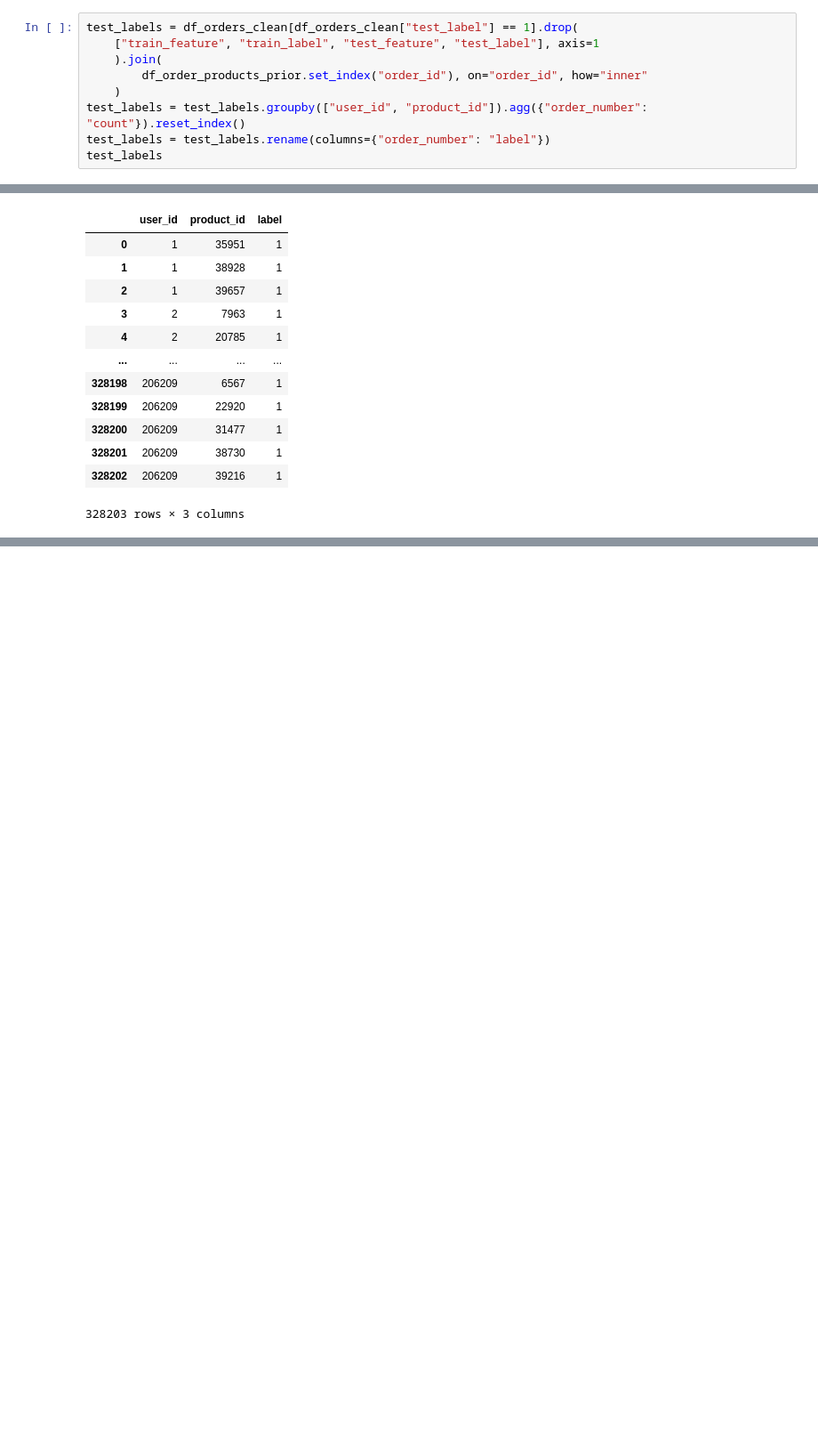
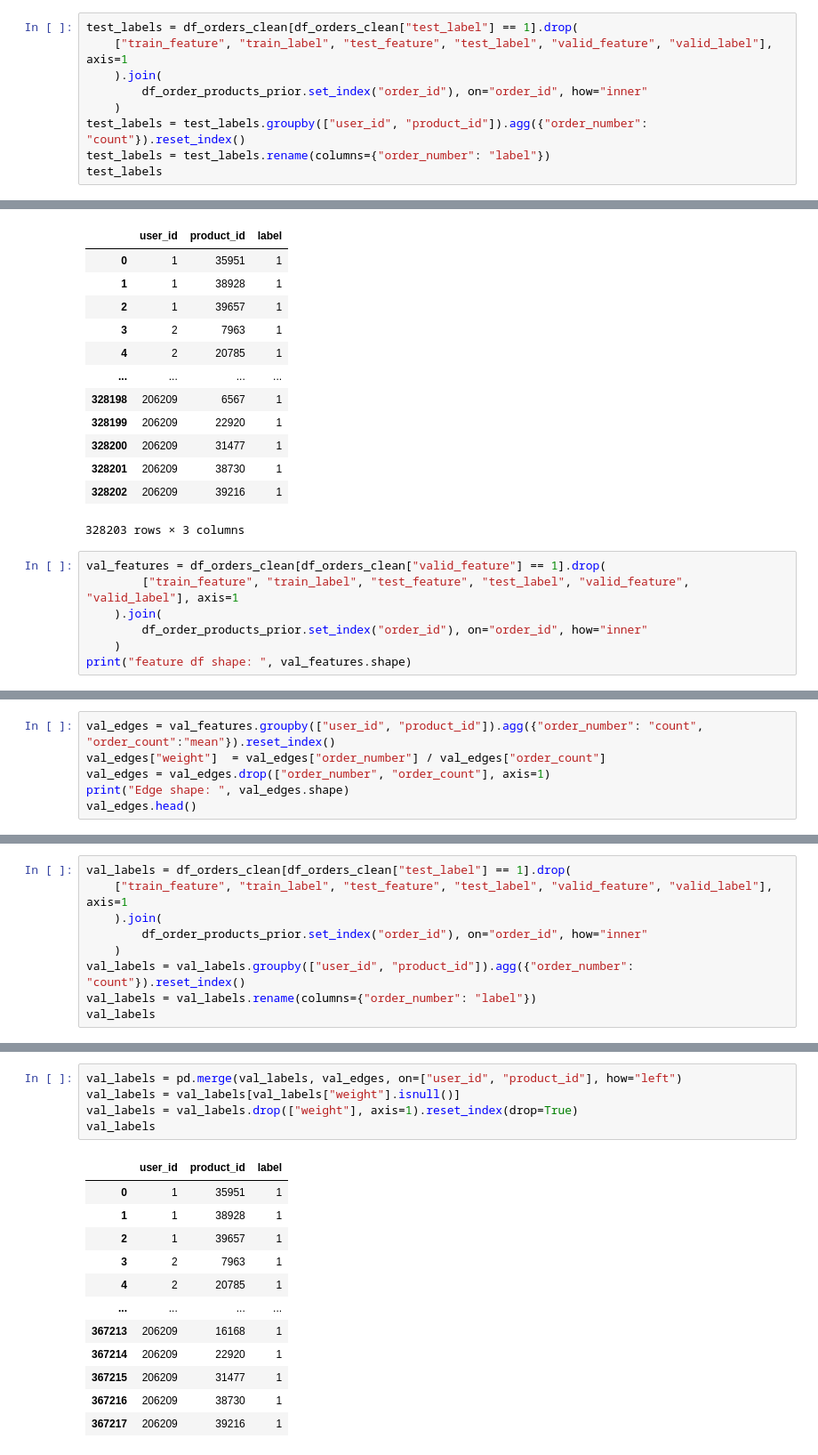
Before and after one commit to trantrikien239/instacart-link-prediction, a Jupyter notebook: preprocessing.ipynb, the cells around one changed output, grey strips where cells are left out. Shown: that part at 89% size. Drawn from its saved outputs; the diff is of its cells as text; blank space fills up the shorter version.

```diff
--- a/preprocessing.ipynb
+++ b/preprocessing.ipynb
@@ -192,7 +192,7 @@ Edge shape:  (9337086, 3)
 | 4 | 1 | 13032 | 0.2 |
 # %%
 test_labels = df_orders_clean[df_orders_clean["test_label"] == 1].drop(
-    ["train_feature", "train_label", "test_feature", "test_label"], axis=1
+    ["train_feature", "train_label", "test_feature", "test_label", "valid_feature", "valid_label"], axis=1
     ).join(
         df_order_products_prior.set_index("order_id"), on="order_id", how="inner"
     )
@@ -232,3 +232,10 @@ test_labels
 | 328201 | 206209 | 38730 | 1 |
 | 328202 | 206209 | 39216 | 1 |
 328203 rows × 3 columns
+# %%
+val_features = df_orders_clean[df_orders_clean["valid_feature"] == 1].drop(
+        ["train_feature", "train_label", "test_feature", "test_label", "valid_feature", "valid_label"], axis=1
+    ).join(
+        df_order_products_prior.set_index("order_id"), on="order_id", how="inner"
+    )
+print("feature df shape: ", val_features.shape)
@@ -234,0 +244,6 @@ test_labels
+# %%
+val_edges = val_features.groupby(["user_id", "product_id"]).agg({"order_number": "count", "order_count":"mean"}).reset_index()
+val_edges["weight"]  = val_edges["order_number"] / val_edges["order_count"]
+val_edges = val_edges.drop(["order_number", "order_count"], axis=1)
+print("Edge shape: ", val_edges.shape)
+val_edges.head()
@@ -234,0 +258,9 @@ test_labels
+# %%
+val_labels = df_orders_clean[df_orders_clean["test_label"] == 1].drop(
+    ["train_feature", "train_label", "test_feature", "test_label", "valid_feature", "valid_label"], axis=1
+    ).join(
+        df_order_products_prior.set_index("order_id"), on="order_id", how="inner"
+    )
+val_labels = val_labels.groupby(["user_id", "product_id"]).agg({"order_number": "count"}).reset_index()
+val_labels = val_labels.rename(columns={"order_number": "label"})
+val_labels
@@ -234,0 +281,18 @@ test_labels
+# %%
+val_labels = pd.merge(val_labels, val_edges, on=["user_id", "product_id"], how="left")
+val_labels = val_labels[val_labels["weight"].isnull()]
+val_labels = val_labels.drop(["weight"], axis=1).reset_index(drop=True)
+val_labels
+# %% [output]
+|  | user_id | product_id | label |
+| 0 | 1 | 35951 | 1 |
+| 1 | 1 | 38928 | 1 |
+| 2 | 1 | 39657 | 1 |
+| 3 | 2 | 7963 | 1 |
+| 4 | 2 | 20785 | 1 |
+| ... | ... | ... | ... |
+| 367213 | 206209 | 16168 | 1 |
+| 367214 | 206209 | 22920 | 1 |
+| 367215 | 206209 | 31477 | 1 |
+| 367216 | 206209 | 38730 | 1 |
+| 367217 | 206209 | 39216 | 1 |
```
Also changed, not shown: parts of 11 cells of this notebook, 1 other file.
